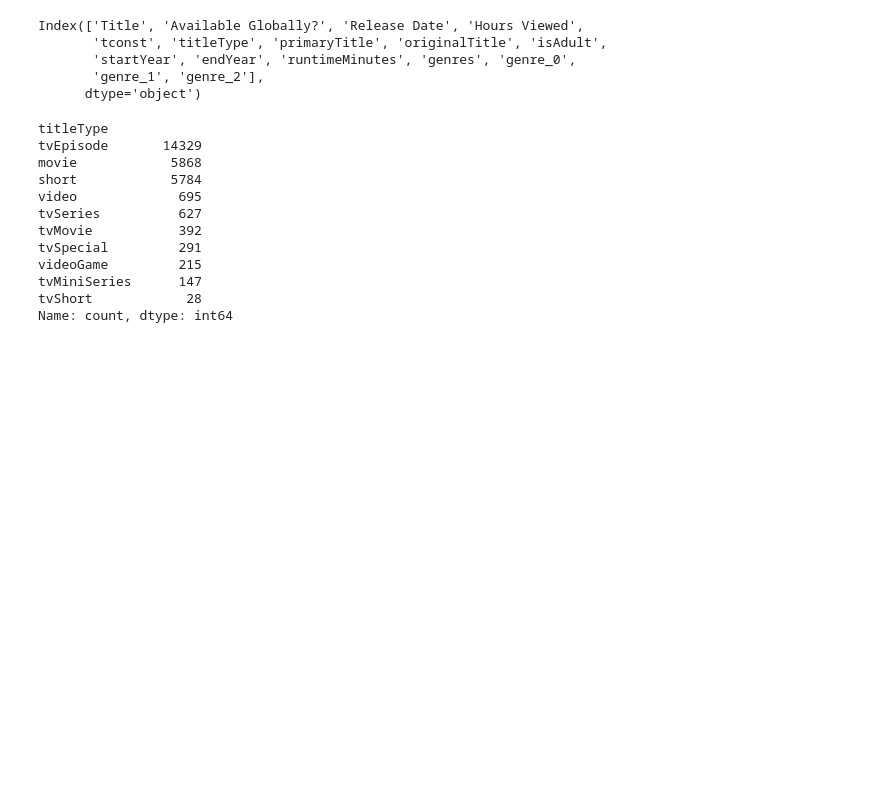
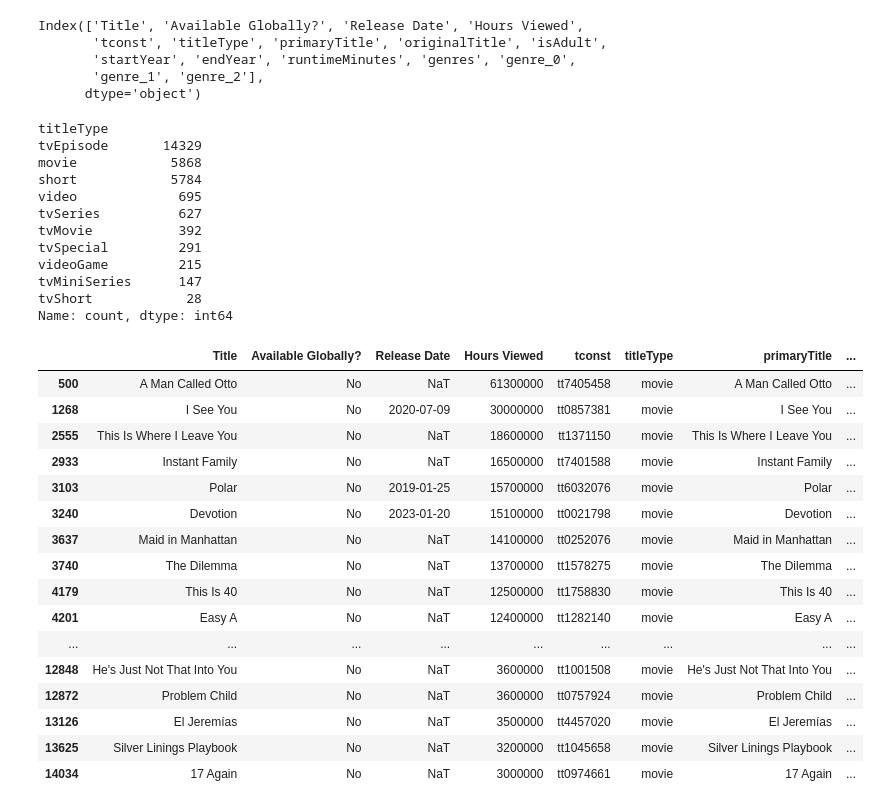
Before and after one commit to AlexCodeGlider/filmStreamingForecast, a Jupyter notebook: NetflixData.ipynb, the cells around one changed output. Saved outputs shown, nothing was run; the diff lists cells and outputs as text; code cells hidden in the pictures; blank space fills up the shorter version.

```diff
--- a/NetflixData.ipynb
+++ b/NetflixData.ipynb
@@ -405,3 +405,28 @@ fig = px.bar(sorted_df, x='genre_0', y='Hours Viewed', color='genre_1', title='H
 
 # Show the plot
 fig.show()
+# %%
+netflix_imdb.loc[
+    (netflix_imdb['titleType'] == 'movie') &
+    (netflix_imdb['Available Globally?'] == 'No') &
+    (netflix_imdb['genre_0'] == 'Comedy') &
+    (netflix_imdb['genre_1'] == 'Drama')
+    ].head(50)
+# %% [output]
+|  | Title | Available Globally? | Release Date | Hours Viewed | tconst | titleType | primaryTitle | ... |
+| 500 | A Man Called Otto | No | NaT | 61300000 | tt7405458 | movie | A Man Called Otto | ... |
+| 1268 | I See You | No | 2020-07-09 | 30000000 | tt0857381 | movie | I See You | ... |
+| 2555 | This Is Where I Leave You | No | NaT | 18600000 | tt1371150 | movie | This Is Where I Leave You | ... |
+| 2933 | Instant Family | No | NaT | 16500000 | tt7401588 | movie | Instant Family | ... |
+| 3103 | Polar | No | 2019-01-25 | 15700000 | tt6032076 | movie | Polar | ... |
+| 3240 | Devotion | No | 2023-01-20 | 15100000 | tt0021798 | movie | Devotion | ... |
+| 3637 | Maid in Manhattan | No | NaT | 14100000 | tt0252076 | movie | Maid in Manhattan | ... |
+| 3740 | The Dilemma | No | NaT | 13700000 | tt1578275 | movie | The Dilemma | ... |
+| 4179 | This Is 40 | No | NaT | 12500000 | tt1758830 | movie | This Is 40 | ... |
+| 4201 | Easy A | No | NaT | 12400000 | tt1282140 | movie | Easy A | ... |
+| ... | ... | ... | ... | ... | ... | ... | ... | ... |
+| 12848 | He's Just Not That Into You | No | NaT | 3600000 | tt1001508 | movie | He's Just Not That Into You | ... |
+| 12872 | Problem Child | No | NaT | 3600000 | tt0757924 | movie | Problem Child | ... |
+| 13126 | El Jeremías | No | NaT | 3500000 | tt4457020 | movie | El Jeremías | ... |
+| 13625 | Silver Linings Playbook | No | NaT | 3200000 | tt1045658 | movie | Silver Linings Playbook | ... |
+| 14034 | 17 Again | No | NaT | 3000000 | tt0974661 | movie | 17 Again | ... |
```
Also changed, not shown: parts of 1 cell of this notebook.
